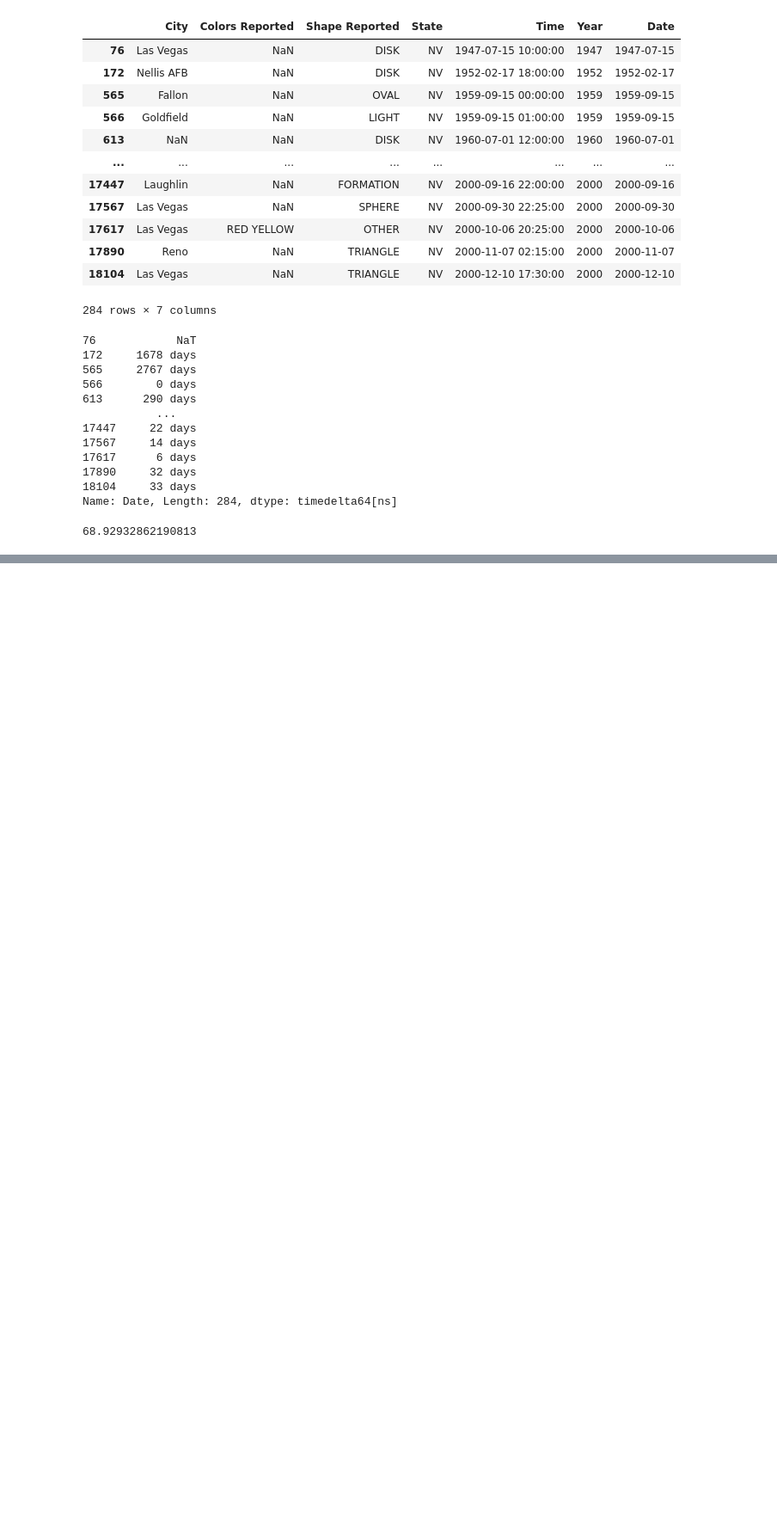
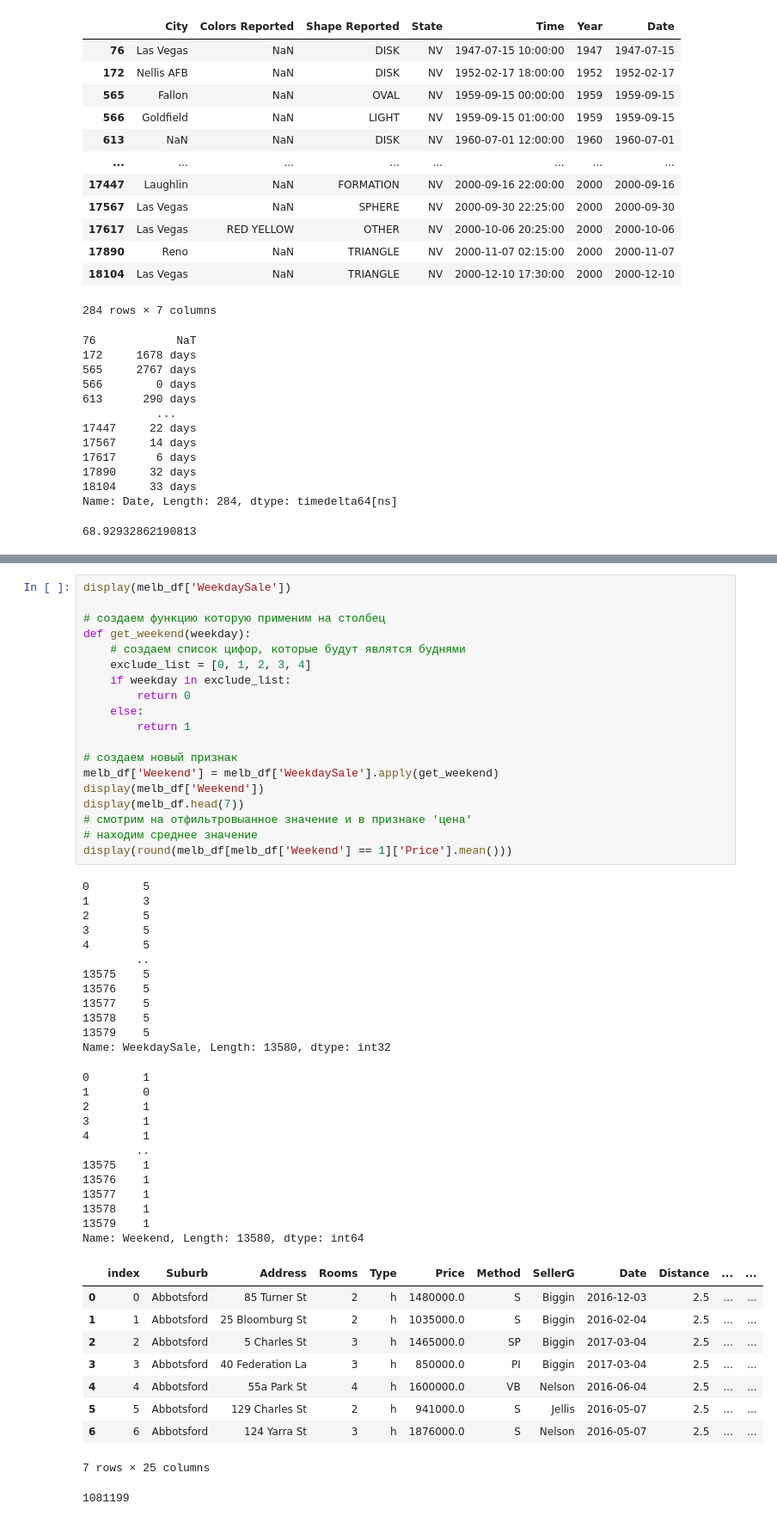
Before and after one commit to Barakuda12345g1/barakuda_rep_v6, a Jupyter notebook: barakuda_notebook/PY_11_basics_in_pandas/086. tasks.ipynb, the cells around one changed output, grey strips where cells are left out. Shown at 86% size. Drawn from its saved outputs; the diff is of its cells as text; blank space fills up the shorter version.

```diff
--- a/barakuda_notebook/PY_11_basics_in_pandas/086. tasks.ipynb
+++ b/barakuda_notebook/PY_11_basics_in_pandas/086. tasks.ipynb
@@ -241,0 +250,54 @@ Name: Date, Length: 284, dtype: timedelta64[ns]
+# %%
+display(melb_df['WeekdaySale'])
+
+# создаем функцию которую применим на столбец
+def get_weekend(weekday):
+    # создаем список цифор, которые будут являтся буднями
+    exclude_list = [0, 1, 2, 3, 4]
+    if weekday in exclude_list:
+        return 0
+    else:
+        return 1
+
+# создаем новый признак
+melb_df['Weekend'] = melb_df['WeekdaySale'].apply(get_weekend)
+display(melb_df['Weekend'])
+display(melb_df.head(7))
+# смотрим на отфильтровыанное значение и в признаке 'цена'
+# находим среднее значение
+display(round(melb_df[melb_df['Weekend'] == 1]['Price'].mean()))
+# %% [output]
+0        5
+1        3
+2        5
+3        5
+4        5
+        ..
+13575    5
+13576    5
+13577    5
+13578    5
+13579    5
+Name: WeekdaySale, Length: 13580, dtype: int32
+0        1
+1        0
+2        1
+3        1
+4        1
+        ..
+13575    1
+13576    1
+13577    1
+13578    1
+13579    1
+Name: Weekend, Length: 13580, dtype: int64
+|  | index | Suburb | Address | Rooms | Type | Price | Method | SellerG | Date | Distance | ... | ... |
+| 0 | 0 | Abbotsford | 85 Turner St | 2 | h | 1480000.0 | S | Biggin | 2016-12-03 | 2.5 | ... | ... |
+| 1 | 1 | Abbotsford | 25 Bloomburg St | 2 | h | 1035000.0 | S | Biggin | 2016-02-04 | 2.5 | ... | ... |
+| 2 | 2 | Abbotsford | 5 Charles St | 3 | h | 1465000.0 | SP | Biggin | 2017-03-04 | 2.5 | ... | ... |
+| 3 | 3 | Abbotsford | 40 Federation La | 3 | h | 850000.0 | PI | Biggin | 2017-03-04 | 2.5 | ... | ... |
+| 4 | 4 | Abbotsford | 55a Park St | 4 | h | 1600000.0 | VB | Nelson | 2016-06-04 | 2.5 | ... | ... |
+| 5 | 5 | Abbotsford | 129 Charles St | 2 | h | 941000.0 | S | Jellis | 2016-05-07 | 2.5 | ... | ... |
+| 6 | 6 | Abbotsford | 124 Yarra St | 3 | h | 1876000.0 | S | Nelson | 2016-05-07 | 2.5 | ... | ... |
+7 rows × 25 columns
+1081199
```
Also changed, not shown: parts of 5 cells of this notebook, 1 other file.
